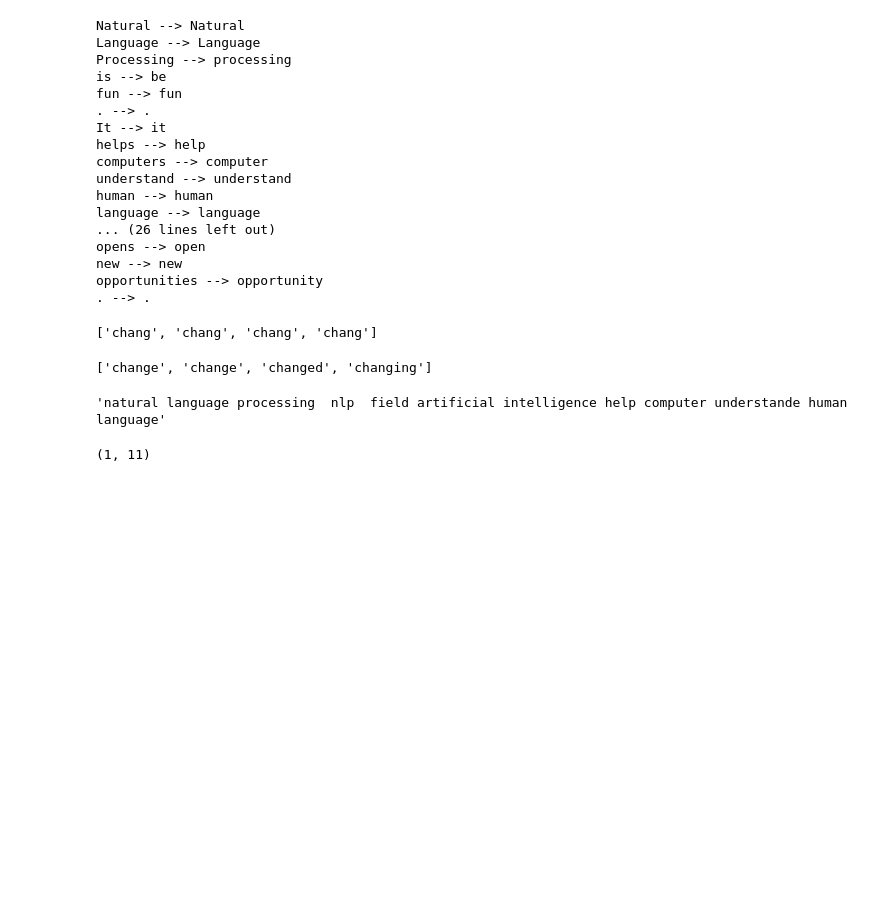
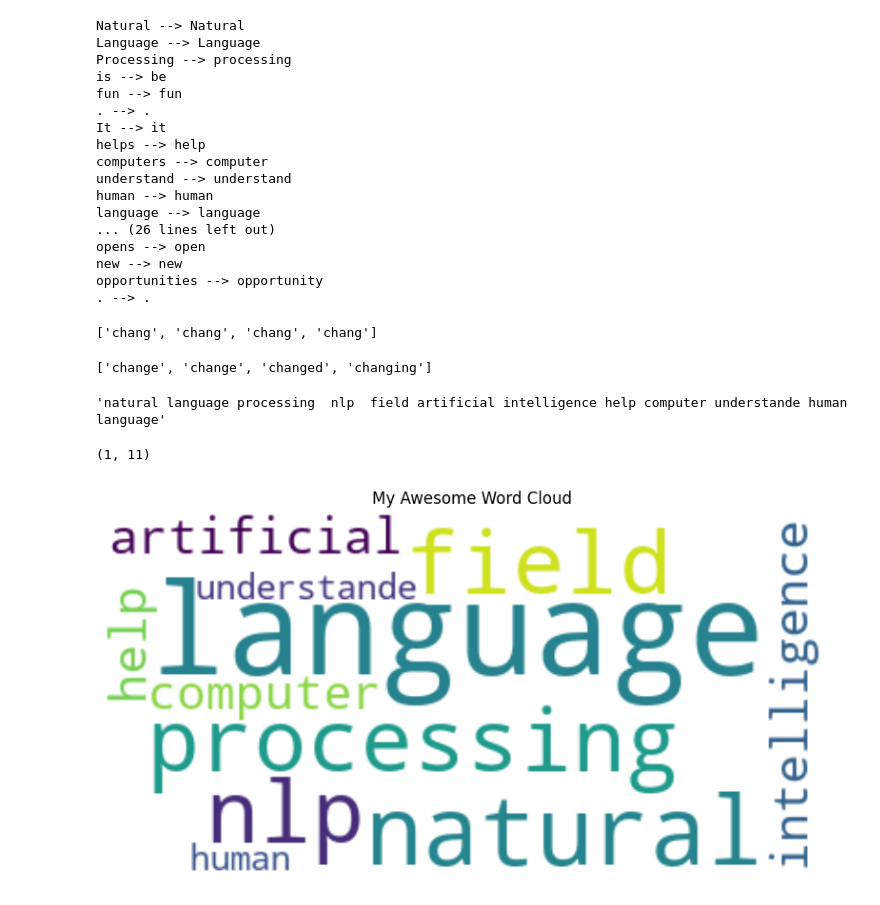
Before and after one commit to Md-Maruf-1727/Machine-Learning-Algorithms, a Jupyter notebook: Natural Language Processing (NLP)/NLP practice/code.ipynb, the cells around one changed output. Cells and saved outputs as stored; diff of their text form; code cells hidden in the pictures; blank space fills up the shorter version.

```diff
--- a/Natural Language Processing (NLP)/NLP practice/code.ipynb
+++ b/Natural Language Processing (NLP)/NLP practice/code.ipynb
@@ -262,3 +265,23 @@ data_toarray = transform_data.toarray()
 data_toarray.shape
 # %% [output]
 (1, 11)
+# %%
+def create_cloud(string, title= None):
+    cloud = WordCloud(
+    width=400,
+    height=200,
+    background_color='white',
+    min_font_size=10,
+    max_words=100,
+    ).generate(string)
+
+    # 3. Plot the WordCloud image
+    plt.figure(figsize=(10, 5)) # Set figure size
+    plt.imshow(cloud, interpolation='bilinear') # Display the image smoothly
+    plt.axis("off") # Hide axes
+    plt.title("My Awesome Word Cloud") # Add a title
+    plt.show()
+# %%
+create_cloud((clean_num), "wordcloud for negative sentence")
+# %% [output]
+[figure, added]
```
Also changed, not shown: parts of 2 cells of this notebook.
